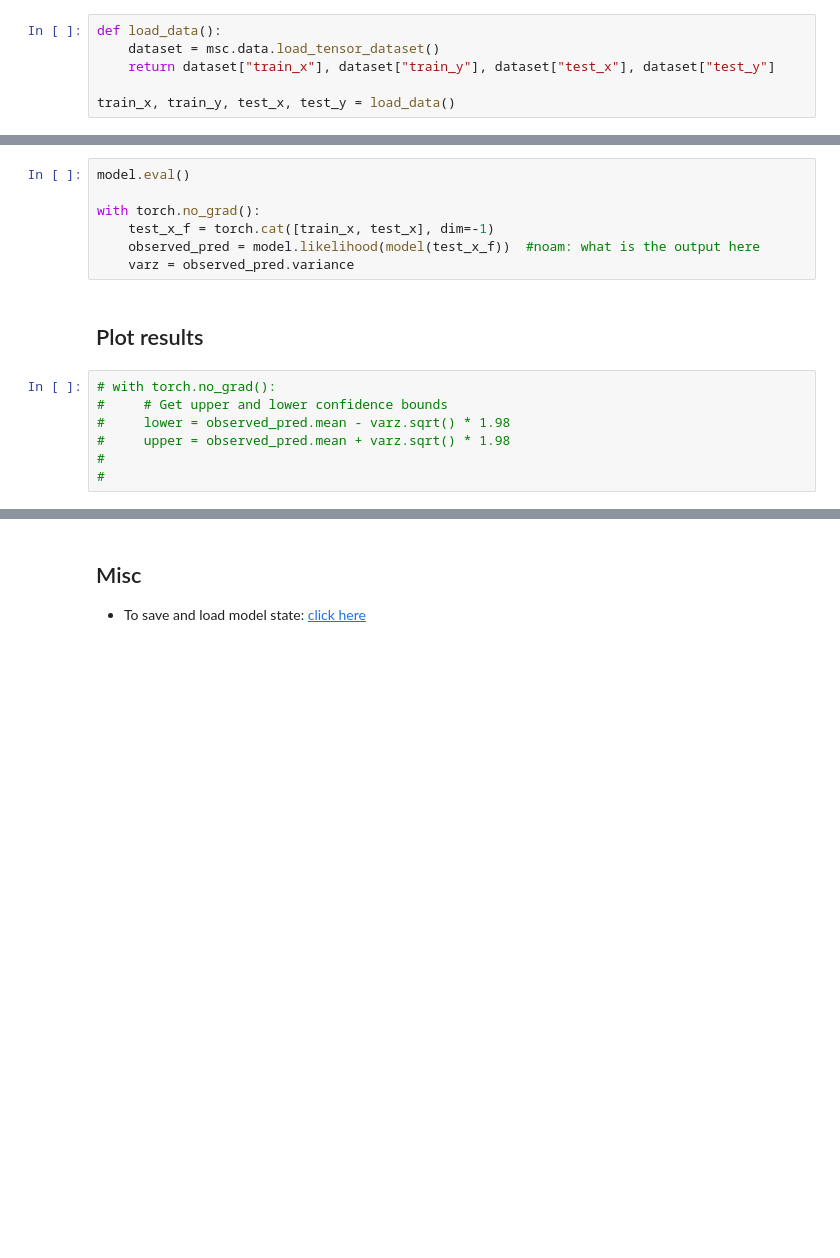
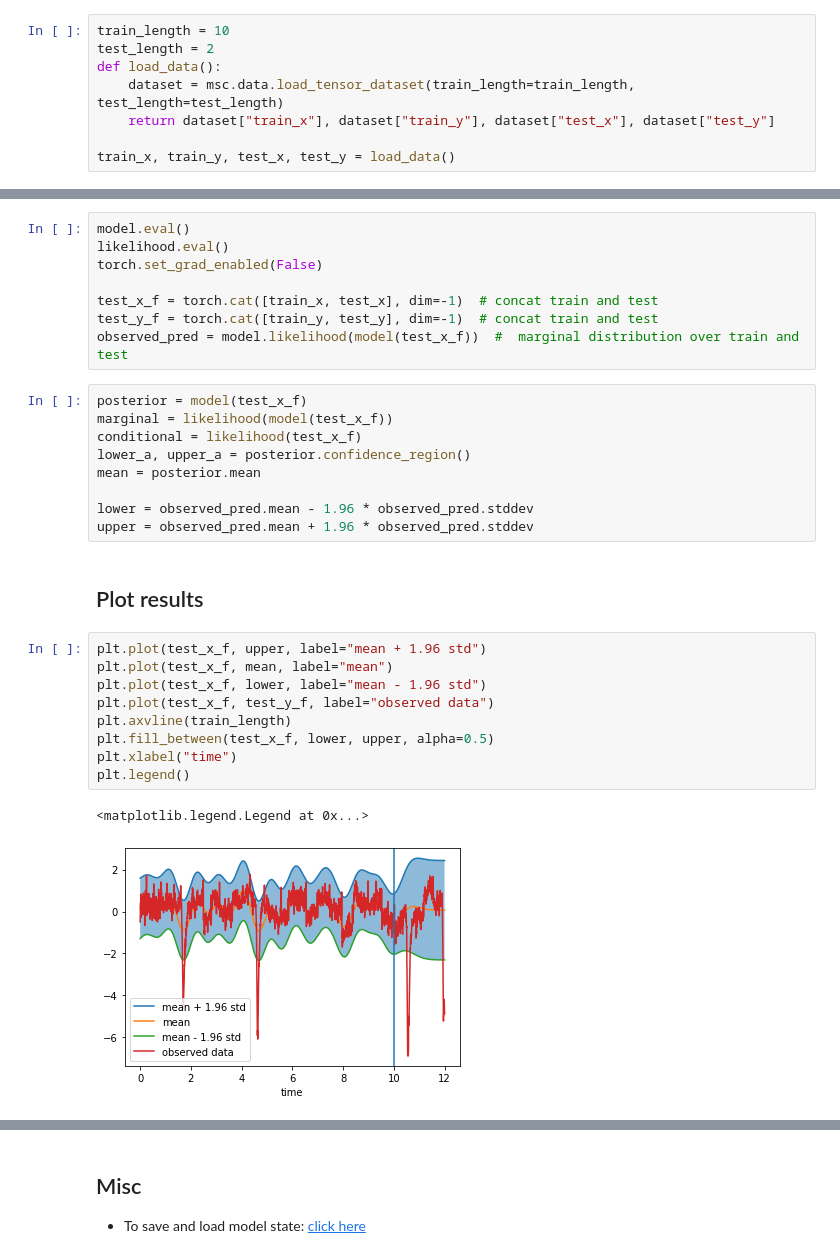
Before and after one commit to noamsgl/msc, a Jupyter notebook: notebooks/demos/demo_GP_workflow.ipynb, the cells around one changed output, grey strips where cells are left out. Drawn from its saved outputs; the diff is of its cells as text; blank space fills up the shorter version.

```diff
--- a/notebooks/demos/demo_GP_workflow.ipynb
+++ b/notebooks/demos/demo_GP_workflow.ipynb
@@ -17,8 +14,10 @@ The autoreload extension is already loaded. To reload it, use:
 # %% [markdown]
 ## Load data
 # %%
+train_length = 10
+test_length = 2
 def load_data():
-    dataset = msc.data.load_tensor_dataset()
+    dataset = msc.data.load_tensor_dataset(train_length=train_length, test_length=test_length)
     return dataset["train_x"], dataset["train_y"], dataset["test_x"], dataset["test_y"]
 
 train_x, train_y, test_x, test_y = load_data()
@@ -173,16 +165,31 @@ get into evaluation (predictive posterior) mode
 # %%
 model.eval()
+likelihood.eval()
+torch.set_grad_enabled(False)
 
-with torch.no_grad():
-    test_x_f = torch.cat([train_x, test_x], dim=-1)
-    observed_pred = model.likelihood(model(test_x_f))  #noam: what is the output here
-    varz = observed_pred.variance
+test_x_f = torch.cat([train_x, test_x], dim=-1)  # concat train and test
+test_y_f = torch.cat([train_y, test_y], dim=-1)  # concat train and test
+observed_pred = model.likelihood(model(test_x_f))  #  marginal distribution over train and test
+# %%
+posterior = model(test_x_f)
+marginal = likelihood(model(test_x_f))
+conditional = likelihood(test_x_f)
+lower_a, upper_a = posterior.confidence_region()
+mean = posterior.mean
+
+lower = observed_pred.mean - 1.96 * observed_pred.stddev
+upper = observed_pred.mean + 1.96 * observed_pred.stddev
 # %% [markdown]
 ## Plot results
-# %%
-# with torch.no_grad():
-#     # Get upper and lower confidence bounds
-#     lower = observed_pred.mean - varz.sqrt() * 1.98
-#     upper = observed_pred.mean + varz.sqrt() * 1.98
-#
-#
+# %%
+plt.plot(test_x_f, upper, label="mean + 1.96 std")
+plt.plot(test_x_f, mean, label="mean")
+plt.plot(test_x_f, lower, label="mean - 1.96 std")
+plt.plot(test_x_f, test_y_f, label="observed data")
+plt.axvline(train_length)
+plt.fill_between(test_x_f, lower, upper, alpha=0.5)
+plt.xlabel("time")
+plt.legend()
+# %% [output]
+<matplotlib.legend.Legend at 0x...>
+[figure, added]
```
Also changed, not shown: parts of 7 cells of this notebook, 1 other file.
